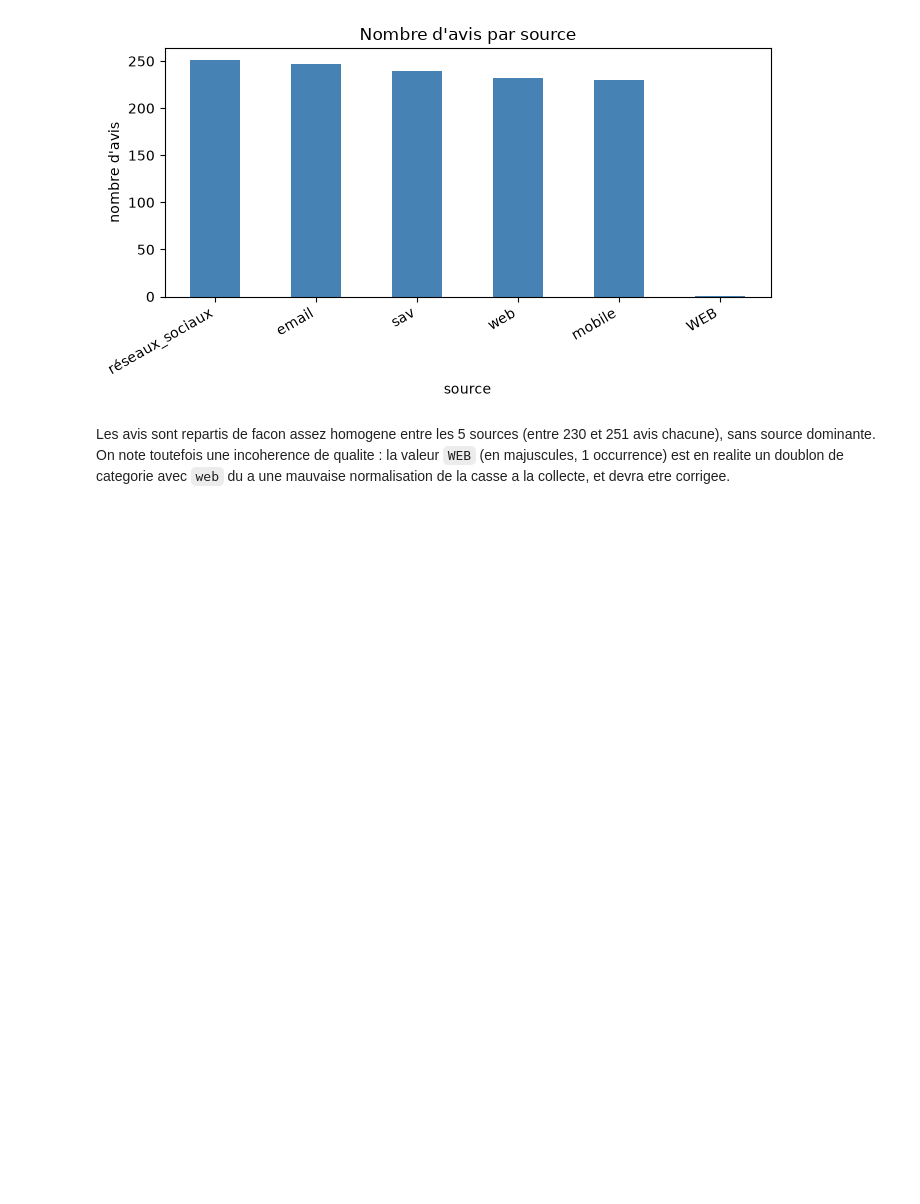
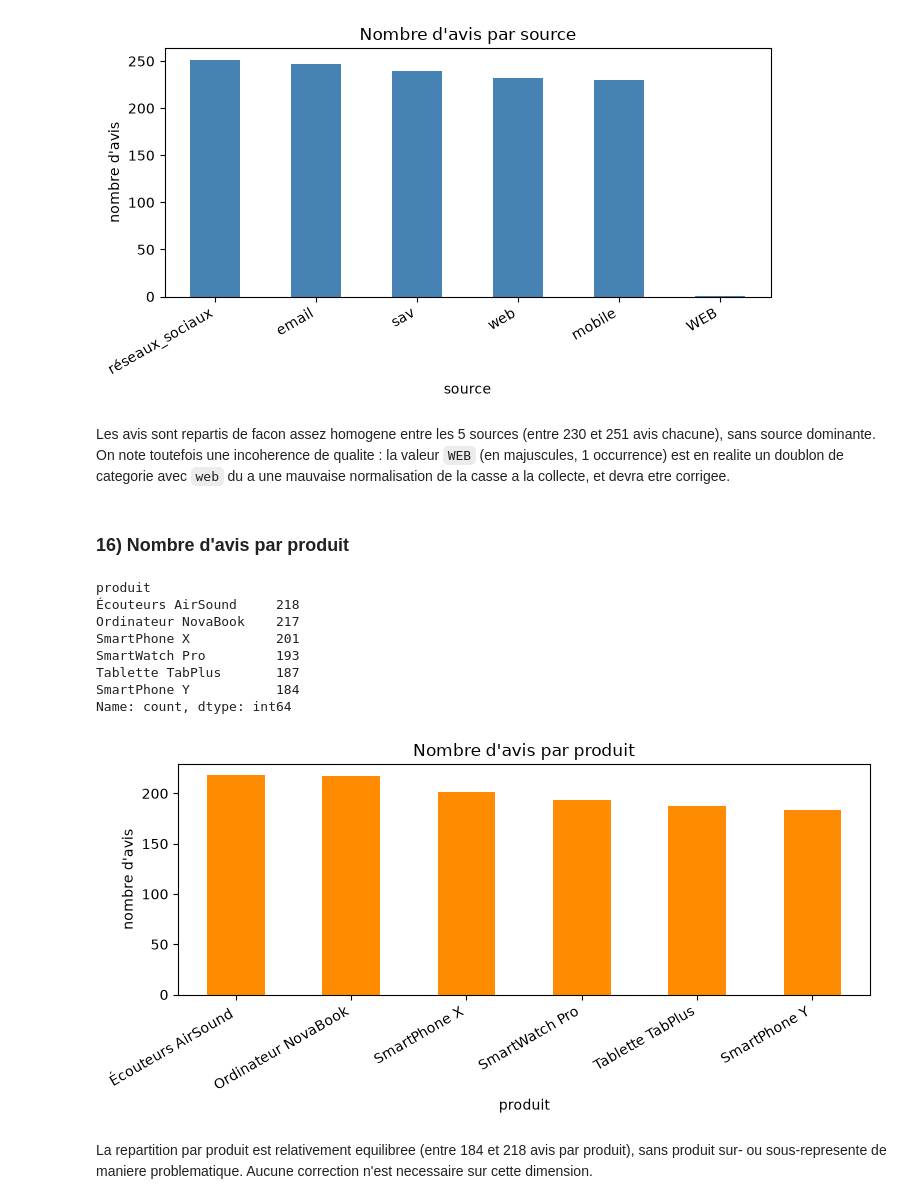
Before and after one commit to khadija470/atelier_prepa_donnees_textuelles, a Jupyter notebook: notebooks/atelier_prepa_donnees_textuelles.ipynb, the cells around one changed output. Drawn from its saved outputs; the diff is of its cells as text; code cells hidden in the pictures; blank space fills up the shorter version.

Commit message:
Partie 1 - 16) Visualisation et commentaire du nombre d'avis par produit

```diff
--- a/notebooks/atelier_prepa_donnees_textuelles.ipynb
+++ b/notebooks/atelier_prepa_donnees_textuelles.ipynb
@@ -277,3 +277,26 @@ Name: count, dtype: int64
 [figure]
 # %% [markdown]
 Les avis sont repartis de facon assez homogene entre les 5 sources (entre 230 et 251 avis chacune), sans source dominante. On note toutefois une incoherence de qualite : la valeur `WEB` (en majuscules, 1 occurrence) est en realite un doublon de categorie avec `web` du a une mauvaise normalisation de la casse a la collecte, et devra etre corrigee.
+# %% [markdown]
+### 16) Nombre d'avis par produit
+# %%
+avis_par_produit = df['produit'].value_counts()
+print(avis_par_produit)
+
+avis_par_produit.plot(kind='bar', color='darkorange', figsize=(8, 4), title="Nombre d'avis par produit")
+plt.ylabel("nombre d'avis")
+plt.xticks(rotation=30, ha='right')
+plt.tight_layout()
+plt.show()
+# %% [output]
+produit
+Écouteurs AirSound     218
+Ordinateur NovaBook    217
+SmartPhone X           201
+SmartWatch Pro         193
+Tablette TabPlus       187
+SmartPhone Y           184
+Name: count, dtype: int64
+[figure, added]
+# %% [markdown]
+La repartition par produit est relativement equilibree (entre 184 et 218 avis par produit), sans produit sur- ou sous-represente de maniere problematique. Aucune correction n'est necessaire sur cette dimension.
```
